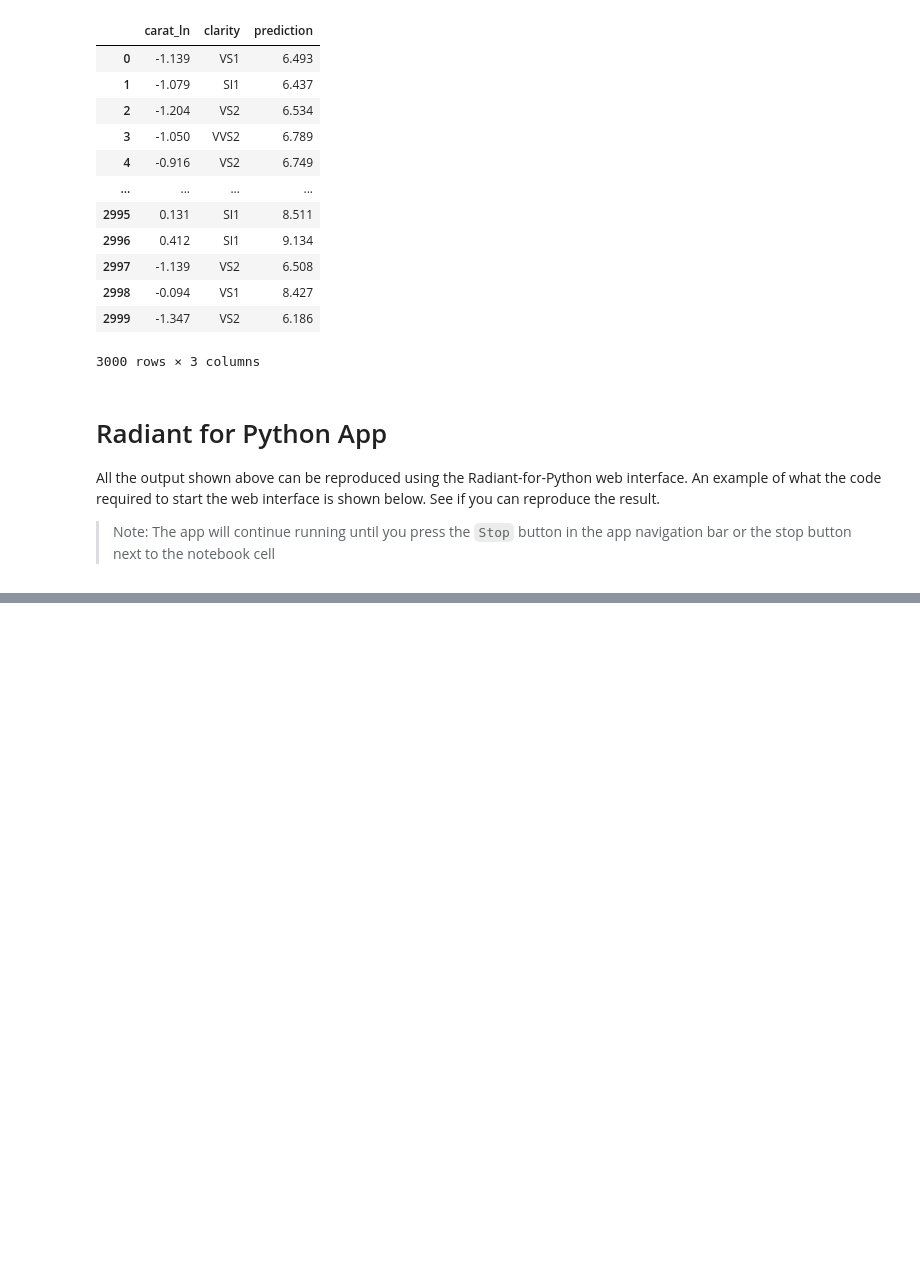
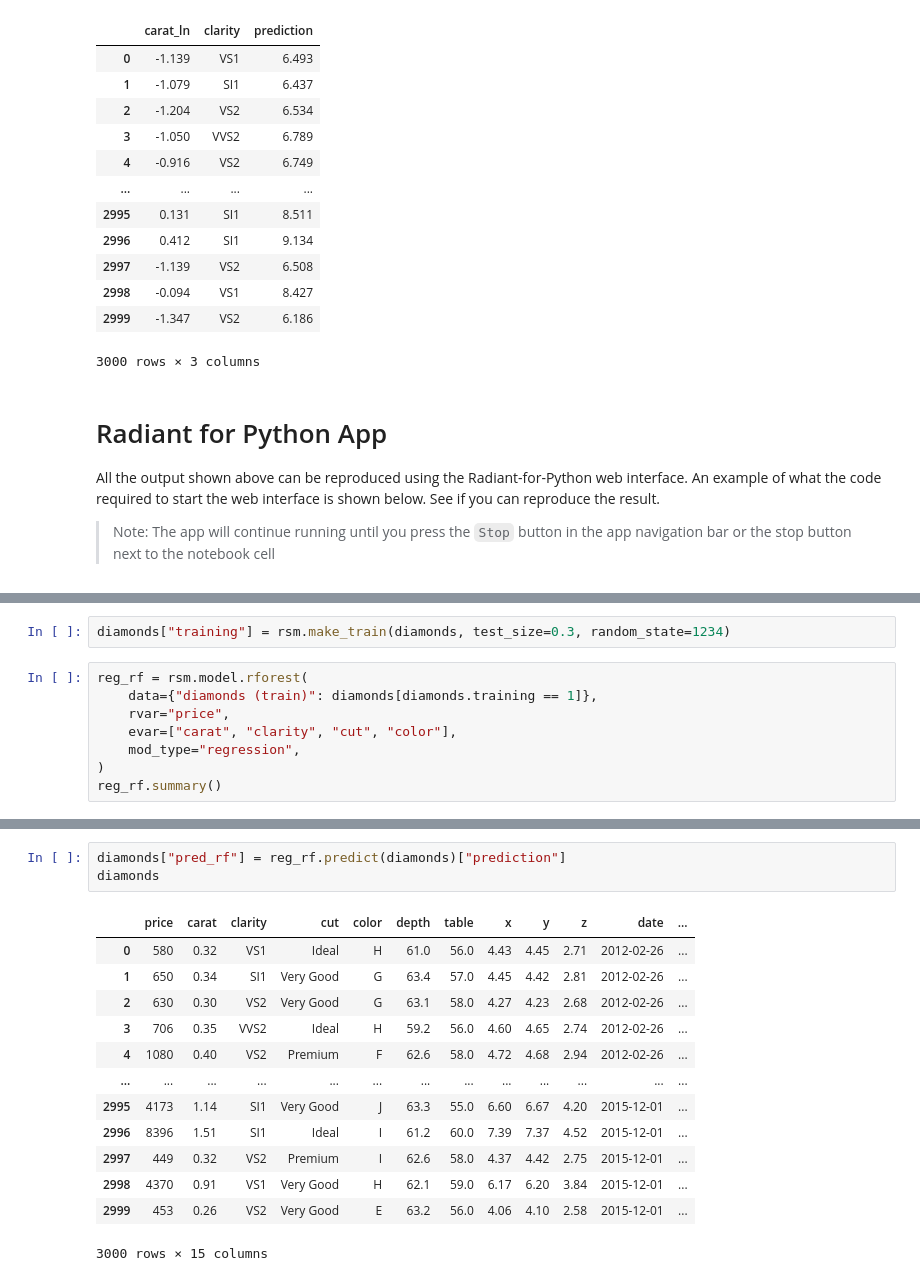
Before and after one commit to vnijs/pyrsm, a Jupyter notebook: examples/model/model-rforest-regression.ipynb, the cells around one changed output, grey strips where cells are left out. Drawn from its saved outputs; the diff is of its cells as text; blank space fills up the shorter version.

Commit message:
regression examples

```diff
--- a/examples/model/model-rforest-regression.ipynb
+++ b/examples/model/model-rforest-regression.ipynb
@@ -357,0 +354,10 @@ rf.summary()
+# %%
+diamonds["training"] = rsm.make_train(diamonds, test_size=0.3, random_state=1234)
+# %%
+reg_rf = rsm.model.rforest(
+    data={"diamonds (train)": diamonds[diamonds.training == 1]},
+    rvar="price",
+    evar=["carat", "clarity", "cut", "color"],
+    mod_type="regression",
+)
+reg_rf.summary()
@@ -357,0 +382,17 @@ rf.summary()
+# %%
+diamonds["pred_rf"] = reg_rf.predict(diamonds)["prediction"]
+diamonds
+# %% [output]
+|  | price | carat | clarity | cut | color | depth | table | x | y | z | date | ... |
+| 0 | 580 | 0.32 | VS1 | Ideal | H | 61.0 | 56.0 | 4.43 | 4.45 | 2.71 | 2012-02-26 | ... |
+| 1 | 650 | 0.34 | SI1 | Very Good | G | 63.4 | 57.0 | 4.45 | 4.42 | 2.81 | 2012-02-26 | ... |
+| 2 | 630 | 0.30 | VS2 | Very Good | G | 63.1 | 58.0 | 4.27 | 4.23 | 2.68 | 2012-02-26 | ... |
+| 3 | 706 | 0.35 | VVS2 | Ideal | H | 59.2 | 56.0 | 4.60 | 4.65 | 2.74 | 2012-02-26 | ... |
+| 4 | 1080 | 0.40 | VS2 | Premium | F | 62.6 | 58.0 | 4.72 | 4.68 | 2.94 | 2012-02-26 | ... |
+| ... | ... | ... | ... | ... | ... | ... | ... | ... | ... | ... | ... | ... |
+| 2995 | 4173 | 1.14 | SI1 | Very Good | J | 63.3 | 55.0 | 6.60 | 6.67 | 4.20 | 2015-12-01 | ... |
+| 2996 | 8396 | 1.51 | SI1 | Ideal | I | 61.2 | 60.0 | 7.39 | 7.37 | 4.52 | 2015-12-01 | ... |
+| 2997 | 449 | 0.32 | VS2 | Premium | I | 62.6 | 58.0 | 4.37 | 4.42 | 2.75 | 2015-12-01 | ... |
+| 2998 | 4370 | 0.91 | VS1 | Very Good | H | 62.1 | 59.0 | 6.17 | 6.20 | 3.84 | 2015-12-01 | ... |
+| 2999 | 453 | 0.26 | VS2 | Very Good | E | 63.2 | 56.0 | 4.06 | 4.10 | 2.58 | 2015-12-01 | ... |
+3000 rows × 15 columns
```
Also changed, not shown: parts of 21 cells of this notebook, 6 other files.
